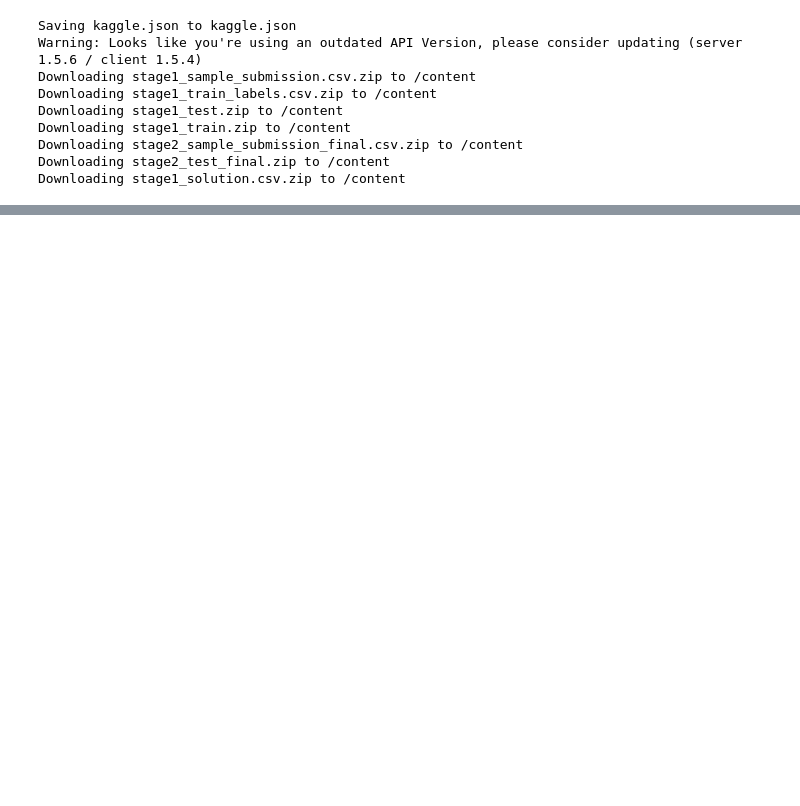
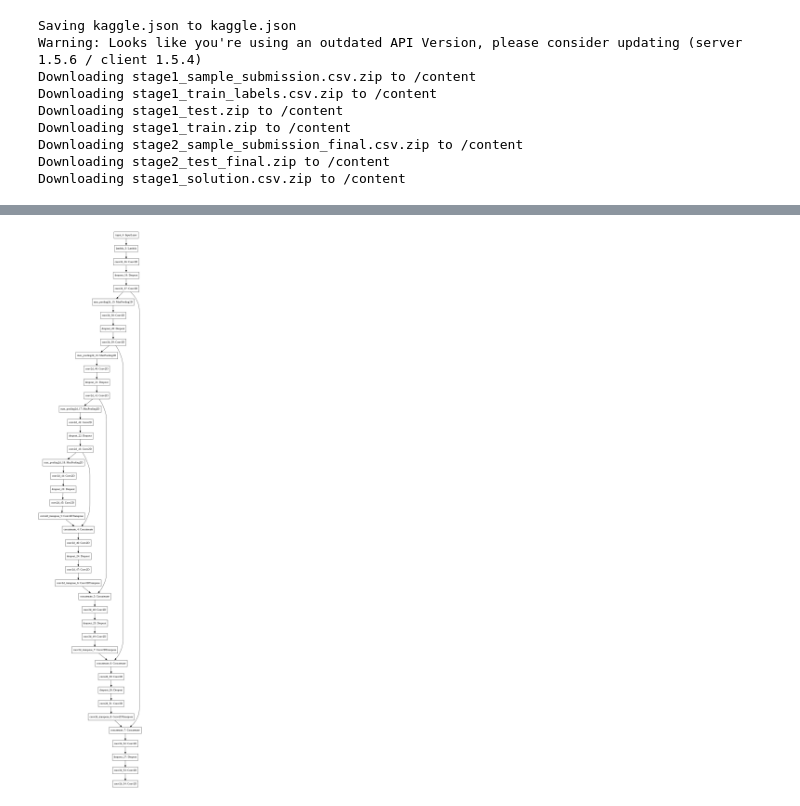
Before and after one commit to sourcecode369/TensorFlow-2.0, a Jupyter notebook: tensorflow_2.0_docs/TensorFlow Core/Tutorials/Images/Image Segmentation/Kaggle_Nuclei_Image_Segmentation.ipynb, the cells around one changed output, grey strips where cells are left out. Cells and saved outputs as stored; diff of their text form; code cells hidden in the pictures; blank space fills up the shorter version.

```diff
--- a/tensorflow_2.0_docs/TensorFlow Core/Tutorials/Images/Image Segmentation/Kaggle_Nuclei_Image_Segmentation.ipynb
+++ b/tensorflow_2.0_docs/TensorFlow Core/Tutorials/Images/Image Segmentation/Kaggle_Nuclei_Image_Segmentation.ipynb
@@ -135,0 +232,4 @@ y_train = Y
+# %%
+tf.keras.utils.plot_model(model)
+# %% [output]
+[figure, added]
```
Also changed, not shown: parts of 10 cells of this notebook.
